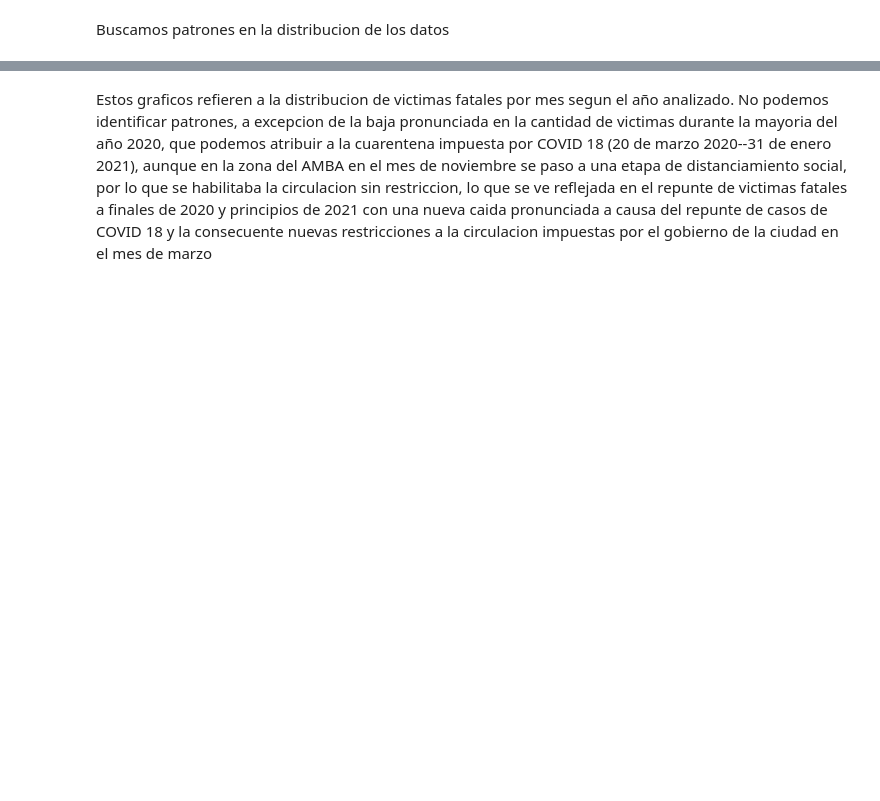
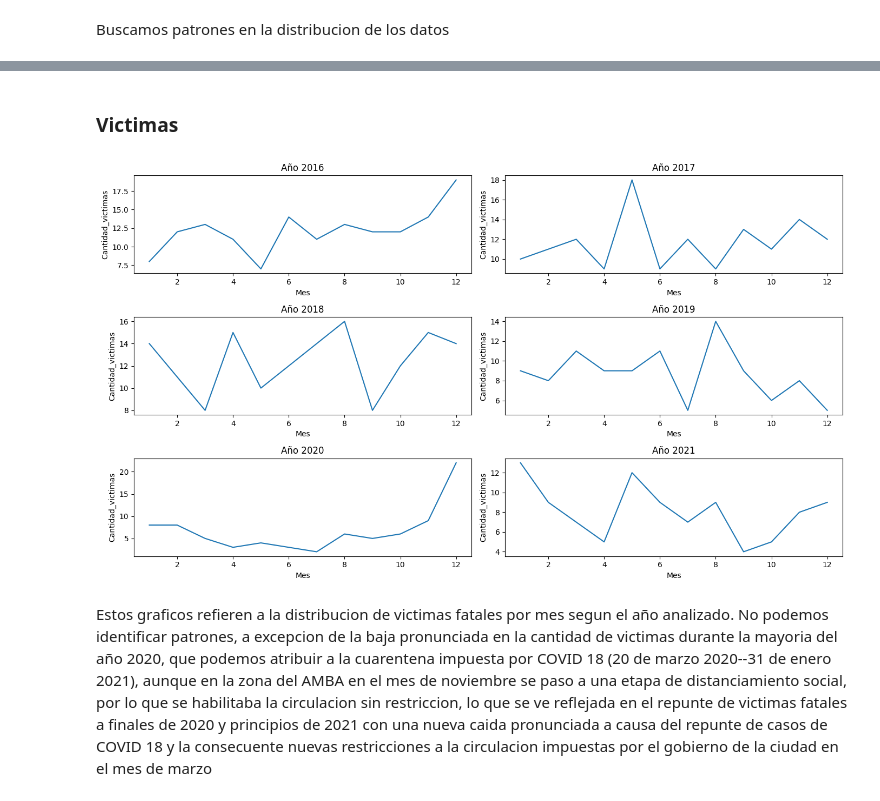
Before and after one commit to marco11235813/PI_DataAnalytics, a Jupyter notebook: Jupiter_Notebooks/EDA.ipynb, the cells around one changed output, grey strips where cells are left out. Cells and saved outputs as stored; diff of their text form; code cells hidden in the pictures; blank space fills up the shorter version.

```diff
--- a/Jupiter_Notebooks/EDA.ipynb
+++ b/Jupiter_Notebooks/EDA.ipynb
@@ -402,3 +406,9 @@ resources.accidentes_mensuales(df_unido)
+# %% [markdown]
+### Victimas
+# %%
+resources.distribucion_anual_mensual(df_unido,'victimas')
+# %% [output]
+[figure, added]
 # %% [markdown]
 Estos graficos refieren a la distribucion de victimas fatales por mes segun el año analizado. No podemos identificar patrones, a excepcion de la baja pronunciada en la cantidad de victimas durante la mayoria del año 2020, que podemos atribuir a la cuarentena impuesta por COVID 18 (20 de marzo 2020--31 de enero 2021), aunque en la zona del AMBA en el mes de noviembre se paso a una etapa de distanciamiento social, por lo que se habilitaba la circulacion sin restriccion, lo que se ve reflejada en el repunte de victimas fatales a finales de 2020 y principios de 2021 con una nueva caida pronunciada a causa del repunte de casos de COVID 18 y la consecuente nuevas restricciones a la circulacion impuestas por el gobierno de la ciudad en el mes de marzo
 # %%
```
Also changed, not shown: parts of 37 cells of this notebook, 4 other files.
